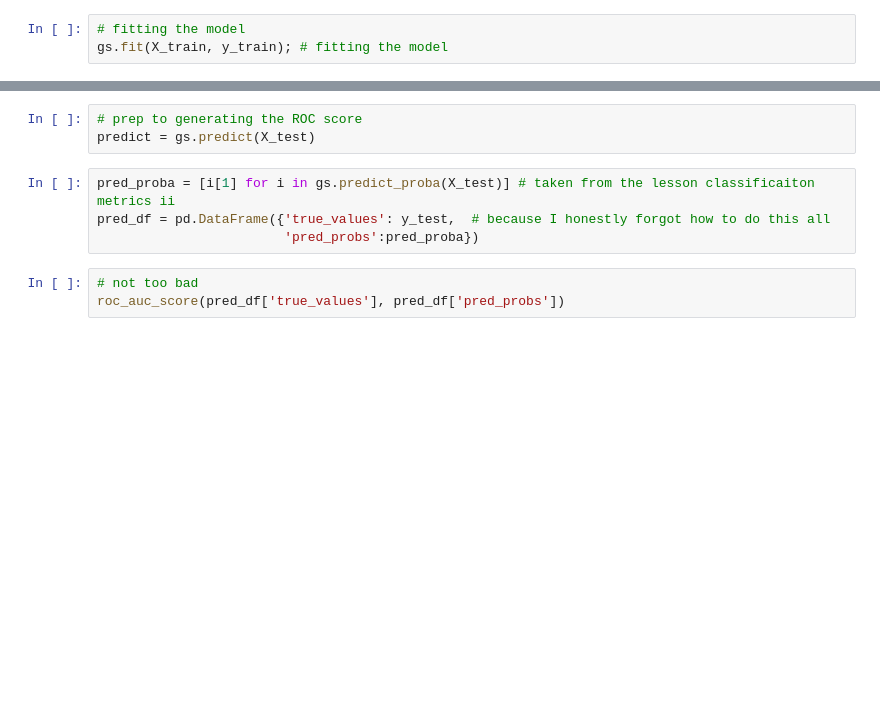
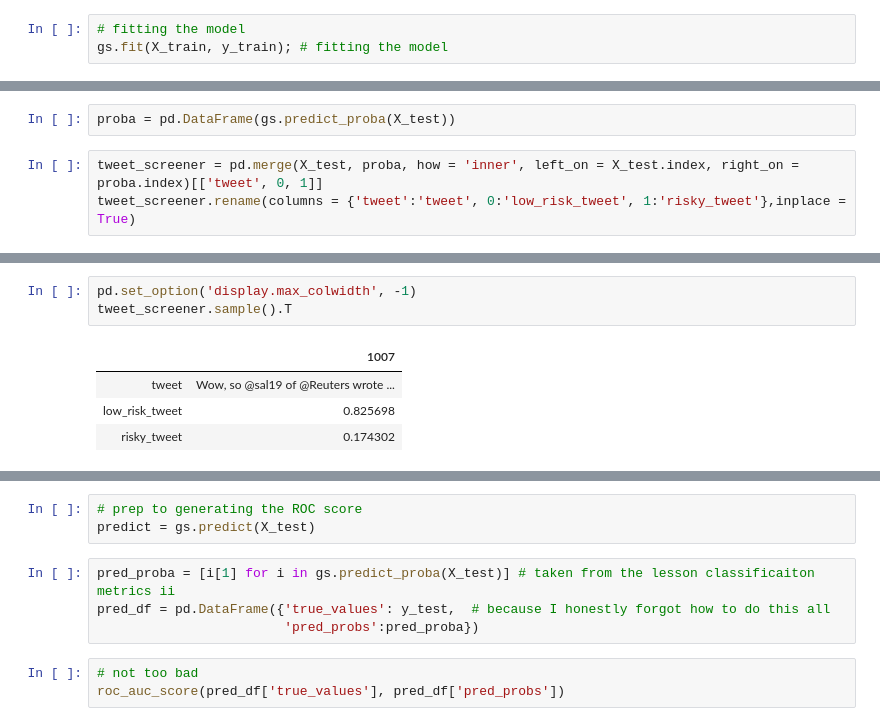
Before and after one commit to mono2010/Elon-Musk-Tweet-Classifier, a Jupyter notebook: elon_tweets.ipynb, the cells around one changed output, grey strips where cells are left out. Cells and saved outputs as stored; diff of their text form; blank space fills up the shorter version.

```diff
--- a/elon_tweets.ipynb
+++ b/elon_tweets.ipynb
@@ -178,0 +205,5 @@ Score diff is -0.08330014683127174
+# %%
+proba = pd.DataFrame(gs.predict_proba(X_test))
+# %%
+tweet_screener = pd.merge(X_test, proba, how = 'inner', left_on = X_test.index, right_on = proba.index)[['tweet', 0, 1]]
+tweet_screener.rename(columns = {'tweet':'tweet', 0:'low_risk_tweet', 1:'risky_tweet'},inplace = True)
@@ -179,3 +215,11 @@ Score diff is -0.08330014683127174
+# %%
+pd.set_option('display.max_colwidth', -1)
+tweet_screener.sample().T
+# %% [output]
+|  | 1007 |
+| tweet | Wow, so @sal19 of @Reuters wrote ... |
+| low_risk_tweet | 0.825698 |
+| risky_tweet | 0.174302 |
 # %%
 # what's the best parameters
 gs.best_params_
```
Also changed, not shown: parts of 66 cells of this notebook, 7 other files.
